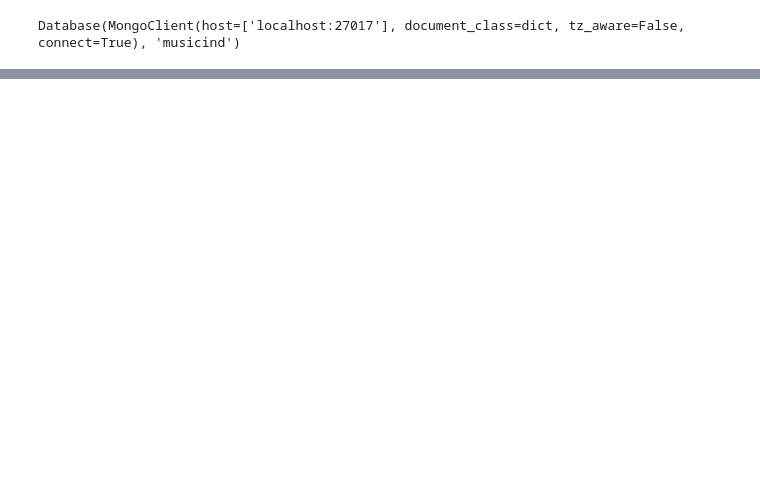
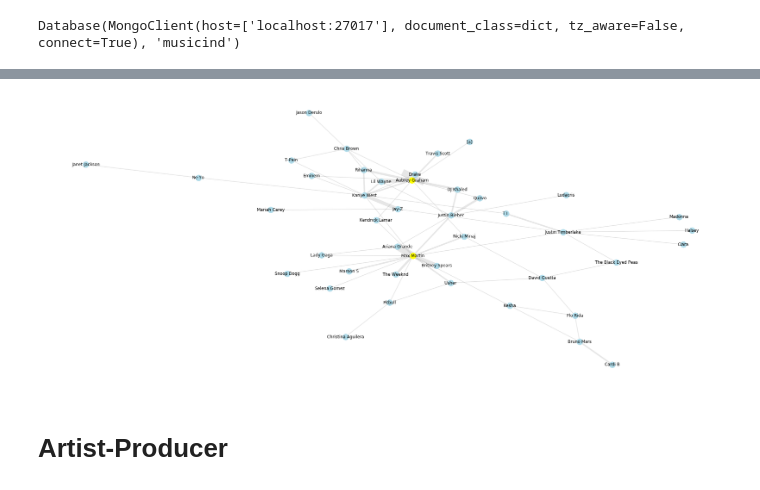
Before and after one commit to mangangreg/music-ind, a Jupyter notebook: src/notebooks/db.ipynb, the cells around one changed output, grey strips where cells are left out. Cells and saved outputs as stored; diff of their text form; code cells hidden in the pictures; blank space fills up the shorter version.

Commit message:
Mongo work, data updates and notebooks

```diff
--- a/src/notebooks/db.ipynb
+++ b/src/notebooks/db.ipynb
@@ -116,0 +288,12 @@ Exile by Taylor Swift and Bon Iver
+# %%
+g = nx.Graph()
+# for entry in tree[-100:]:
+#     if entry['songwriter_name']==entry['artist_name']:
+#         continue
+# #     g.add_node(entry['artist_url'], label=entry['artist_name'], category='artist')
+# #     g.add_node(entry['producer_url'], label=entry['producer_name'], category='producer')
+#     g.add_edge(entry['songwriter_name'],entry['artist_name'])
+g.add_nodes_from([d['songwriter_name'] for d in tree], role='songwriter')
+g.add_nodes_from([d['artist_name'] for d in tree], role='artist')
+edges = ((e['songwriter_name'],e['artist_name'], e['count']) for e in tree if e['songwriter_name']!=e['artist_name'])
+g.add_weighted_edges_from(edges)
@@ -116,0 +322,25 @@ Exile by Taylor Swift and Bon Iver
+# %%
+subset = [ n for n,d in dict(g.degree()).items() if d>=25]
+H = g.subgraph(subset).copy()
+H.remove_nodes_from(list(nx.isolates(H)))
+
+pos = nx.spring_layout(H, iterations=100,)
+artists = [n for n,r in nx.get_node_attributes(H,'role').items() if r=='artist']
+songwriters = [n for n,r in nx.get_node_attributes(H,'role').items() if r=='songwriter']
+
+fig, ax = plt.subplots()
+fig.set_size_inches(35,15)
+nx.draw_networkx_nodes(H, pos, nodelist=artists, node_color='lightblue', )
+nx.draw_networkx_nodes(H, pos, nodelist=songwriters, node_color='yellow')
+nx.draw_networkx_labels(H,pos)
+edgewidth = [ 2*d['weight'] for (u,v,d) in H.edges(data=True)]
+nodesize = []
+nx.draw_networkx_edges(H, pos,  edge_color="grey", alpha=0.2, width=edgewidth)
+# nx.draw(H, with_labels=True, font_weight='bold',)
+
+plt.axis('off')
+plt.show()
+# %% [output]
+[figure, added]
+# %% [markdown]
+# Artist-Producer
```
Also changed, not shown: parts of 43 cells of this notebook, 4 other files.
